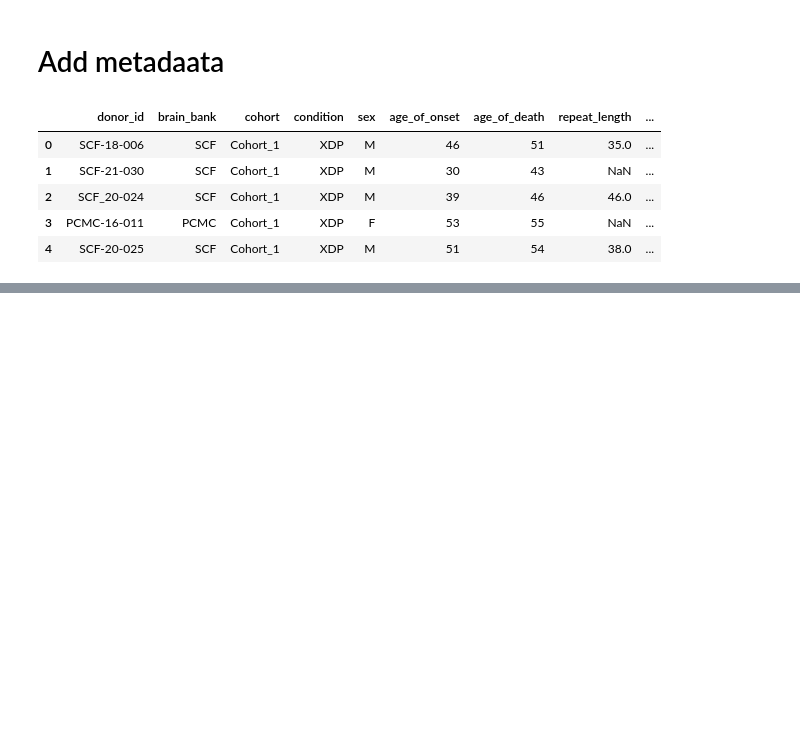
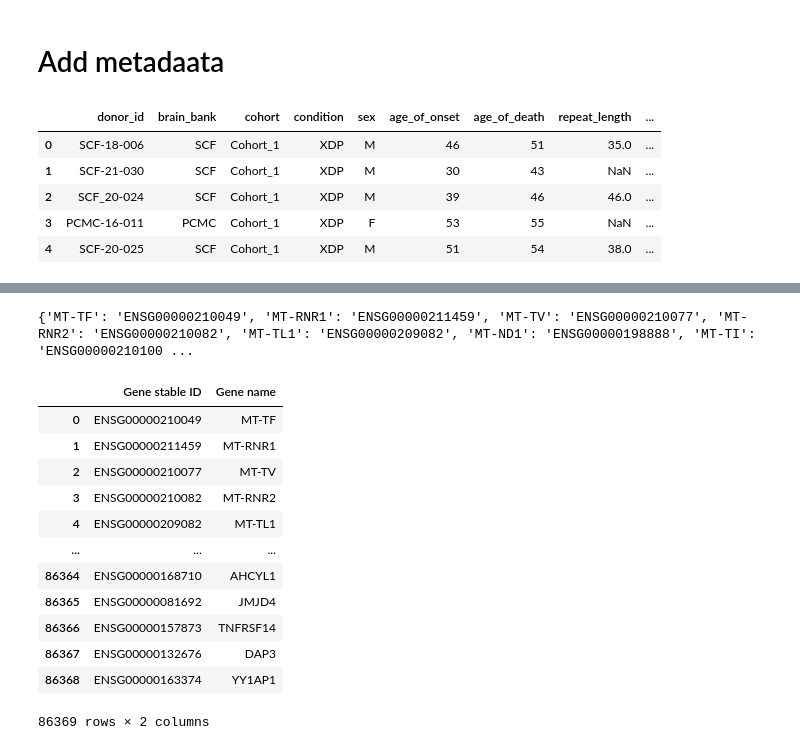
Before and after one commit to 8gabri8/XDP, a Jupyter notebook: script/NucSeq/prepare_data/01_merge_original_NucSeq.ipynb, the cells around one changed output, grey strips where cells are left out. Cells and saved outputs as stored; diff of their text form; code cells hidden in the pictures; blank space fills up the shorter version.

```diff
--- a/script/NucSeq/prepare_data/01_merge_original_NucSeq.ipynb
+++ b/script/NucSeq/prepare_data/01_merge_original_NucSeq.ipynb
@@ -251,0 +284,30 @@ adata.obs
+# %%
+biomart_gene_names_mapping = "/home/gdallagl/myworkdir/XDP/data/XDP/NucSec/original_data/ensamble-name_biomart.txt"
+mapping_df = pd.read_csv(biomart_gene_names_mapping, sep="\t")
+symbol_to_ensg = mapping_df.set_index("Gene name")["Gene stable ID"].to_dict()
+print(symbol_to_ensg)
+display(mapping_df)
+
+def to_ensg(gene):
+    """
+    If the gene already starts with ENSG → return it as-is
+    Otherwise → look it up in the BioMart symbol→ENSG dict → return the ENSG or the gene name if not found
+    """
+    if gene.startswith("ENSG"):
+        return gene  # already ENSG
+    return symbol_to_ensg.get(gene, gene)  # fallback: return gene as-is
+# %% [output]
+{'MT-TF': 'ENSG00000210049', 'MT-RNR1': 'ENSG00000211459', 'MT-TV': 'ENSG00000210077', 'MT-RNR2': 'ENSG00000210082', 'MT-TL1': 'ENSG00000209082', 'MT-ND1': 'ENSG00000198888', 'MT-TI': 'ENSG00000210100 ...
+|  | Gene stable ID | Gene name |
+| 0 | ENSG00000210049 | MT-TF |
+| 1 | ENSG00000211459 | MT-RNR1 |
+| 2 | ENSG00000210077 | MT-TV |
+| 3 | ENSG00000210082 | MT-RNR2 |
+| 4 | ENSG00000209082 | MT-TL1 |
+| ... | ... | ... |
+| 86364 | ENSG00000168710 | AHCYL1 |
+| 86365 | ENSG00000081692 | JMJD4 |
+| 86366 | ENSG00000157873 | TNFRSF14 |
+| 86367 | ENSG00000132676 | DAP3 |
+| 86368 | ENSG00000163374 | YY1AP1 |
+86369 rows × 2 columns
```
Also changed, not shown: parts of 22 cells of this notebook, 22 other files.
